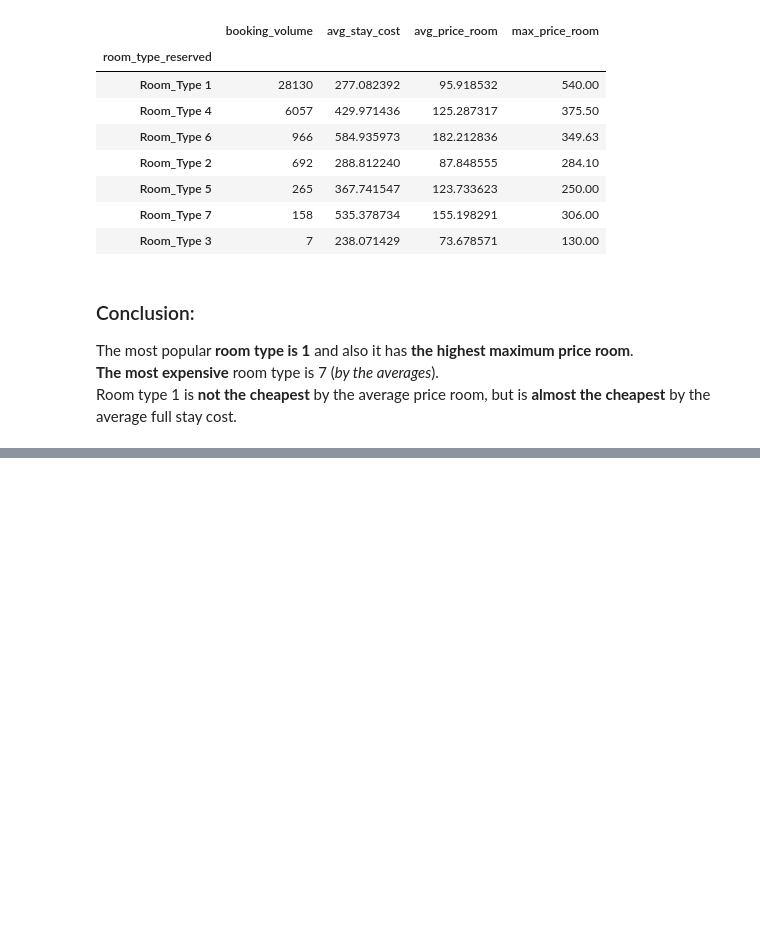
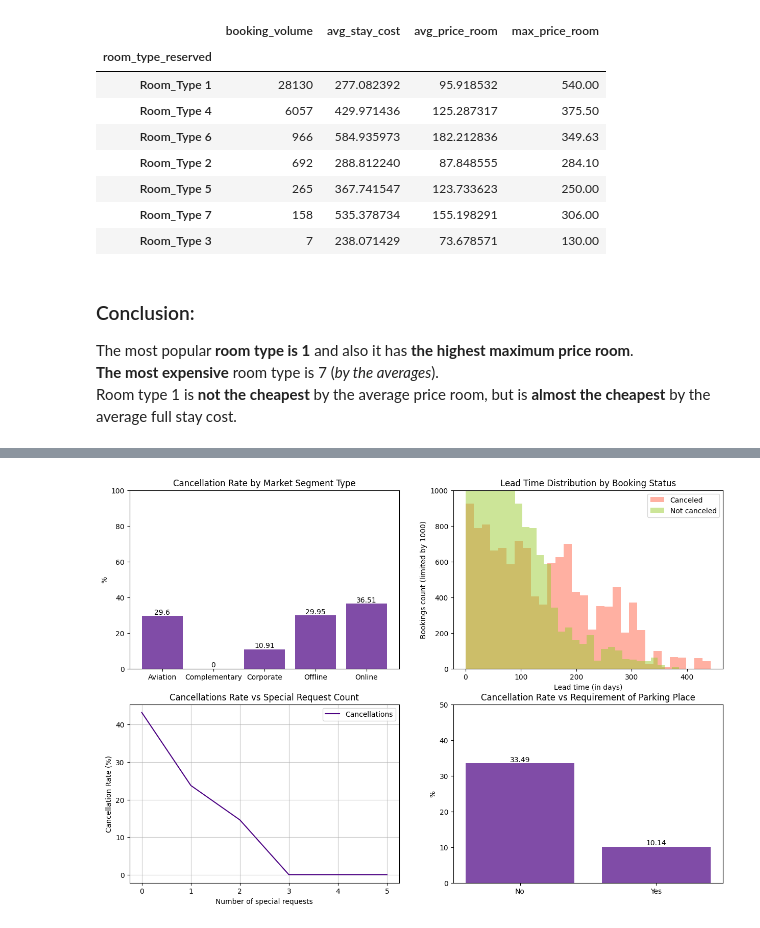
Before and after one commit to s0perdel/data_analysis, a Jupyter notebook: reservations.ipynb, the cells around one changed output, grey strips where cells are left out. Cells and saved outputs as stored; diff of their text form; code cells hidden in the pictures; blank space fills up the shorter version.

```diff
--- a/reservations.ipynb
+++ b/reservations.ipynb
@@ -464,0 +563,83 @@ Room type 1 is **not the cheapest** by the average price room, but is **almost t
+# %%
+# visualization
+segment_cancel_rate = bookings.groupby('market_segment_type').agg(
+    total_bookings=('Booking_ID', 'count'),
+    cancellation_count=('booking_status', lambda f: (f == 'Canceled').sum())
+)
+segment_cancel_rate['cancellation_rate'] = round(segment_cancel_rate['cancellation_count'] / segment_cancel_rate['total_bookings'] * 100, 2)
+
+special_cancel_rate = bookings.groupby('no_of_special_requests').agg(
+    total_bookings=('Booking_ID', 'count'),
+    cancellation_count=('booking_status', lambda f: (f == 'Canceled').sum())
+)
+special_cancel_rate['cancellation_rate'] = round(special_cancel_rate['cancellation_count'] / special_cancel_rate['total_bookings'] * 100, 2)
+
+parking_cancel_rate = bookings.groupby('required_car_parking_space').agg(
+    total_bookings=('Booking_ID', 'count'),
+    cancellation_count=('booking_status', lambda f: (f == 'Canceled').sum())
+)
+parking_cancel_rate['cancellation_rate'] = round(parking_cancel_rate['cancellation_count'] / parking_cancel_rate['total_bookings'] * 100, 2)
+
+plt.figure(figsize=(15,10))
+
+plt.subplot(2, 2, 1)
+bars = plt.bar(
+    x=segment_cancel_rate.index,
+    height=segment_cancel_rate['cancellation_rate'],
+    color='indigo',
+    alpha=0.7
+)
+plt.ylim(0, 100)
+plt.bar_label(bars)
+plt.title('Cancellation Rate by Market Segment Type')
+plt.ylabel('%')
+
+plt.subplot(2, 2, 2)
+plt.hist(
+    bookings[bookings['booking_status'] == 'Canceled']['lead_time'],
+    bins=30,
+    alpha=0.5,
+    color='tomato',
+    label='Canceled'
+)
+plt.hist(
+    bookings[bookings['booking_status'] == 'Not_Canceled']['lead_time'],
+    bins=30,
+    alpha=0.5,
+    color='yellowgreen',
+    label='Not canceled'
+)
+plt.ylim(0, 1000)
+plt.legend()
+plt.title('Lead Time Distribution by Booking Status')
+plt.xlabel('Lead time (in days)')
+plt.ylabel('Bookings count (limited by 1000)')
+
+plt.subplot(2, 2, 3)
+plt.plot(
+    special_cancel_rate.index,
+    special_cancel_rate['cancellation_rate'],
+    color='indigo',
+    label='Cancellations'
+)
+plt.legend()
+plt.title('Cancellations Rate vs Special Request Count')
+plt.xlabel('Number of special requests')
+plt.ylabel('Cancellation Rate (%)')
+plt.grid(alpha=0.7)
+
+plt.subplot(2, 2, 4)
+bars = plt.bar(
+    x=['No', 'Yes'],
+    height=parking_cancel_rate['cancellation_rate'],
+    color='indigo',
+    alpha=0.7
+)
+plt.bar_label(bars)
+plt.ylim(0, 50)
+plt.title('Cancellation Rate vs Requirement of Parking Place')
+plt.ylabel('%')
+
+plt.show()
+# %% [output]
+[figure, added]
```
Also changed, not shown: parts of 25 cells of this notebook.
